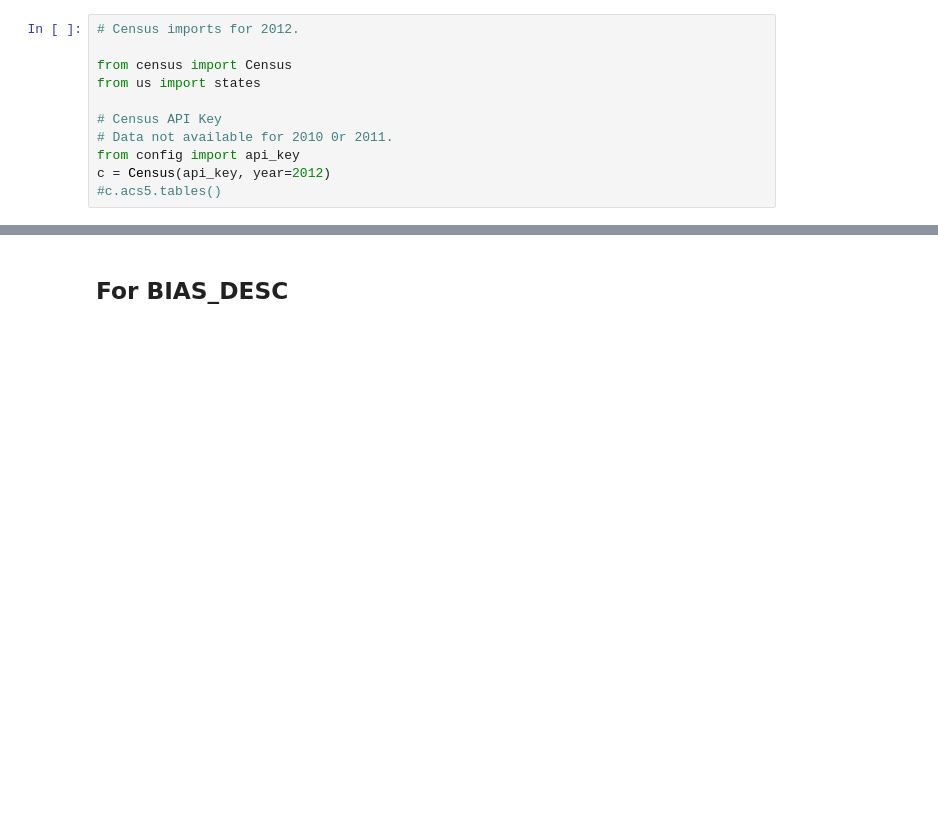
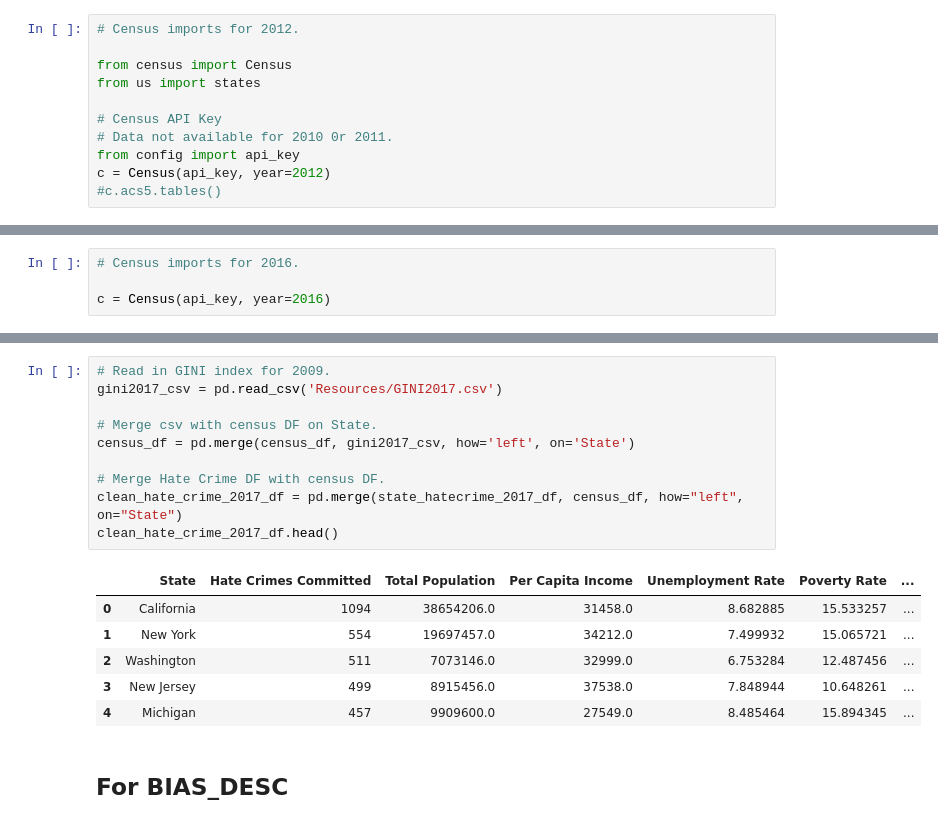
Before and after one commit to ZGrinacoff/Eight-Years-Later, a Jupyter notebook: hate_crime.ipynb, the cells around one changed output, grey strips where cells are left out. Saved outputs shown, nothing was run; the diff lists cells and outputs as text; blank space fills up the shorter version.

Commit message:
Added 2017 census/gini data and merged with HC DF

```diff
--- a/hate_crime.ipynb
+++ b/hate_crime.ipynb
@@ -157,0 +172,4 @@ state_hatecrime_2017_df.head()
+# %%
+# Census imports for 2016.
+
+c = Census(api_key, year=2016)
@@ -158,3 +227,20 @@ state_hatecrime_2017_df.head()
+# %%
+# Read in GINI index for 2009.
+gini2017_csv = pd.read_csv('Resources/GINI2017.csv')
+
+# Merge csv with census DF on State.
+census_df = pd.merge(census_df, gini2017_csv, how='left', on='State')
+
+# Merge Hate Crime DF with census DF.
+clean_hate_crime_2017_df = pd.merge(state_hatecrime_2017_df, census_df, how="left", on="State")
+clean_hate_crime_2017_df.head()
+# %% [output]
+|  | State | Hate Crimes Committed | Total Population | Per Capita Income | Unemployment Rate | Poverty Rate | ... |
+| 0 | California | 1094 | 38654206.0 | 31458.0 | 8.682885 | 15.533257 | ... |
+| 1 | New York | 554 | 19697457.0 | 34212.0 | 7.499932 | 15.065721 | ... |
+| 2 | Washington | 511 | 7073146.0 | 32999.0 | 6.753284 | 12.487456 | ... |
+| 3 | New Jersey | 499 | 8915456.0 | 37538.0 | 7.848944 | 10.648261 | ... |
+| 4 | Michigan | 457 | 9909600.0 | 27549.0 | 8.485464 | 15.894345 | ... |
 # %% [markdown]
 ## For BIAS_DESC
 # %%
```
Also changed, not shown: parts of 3 cells of this notebook.
